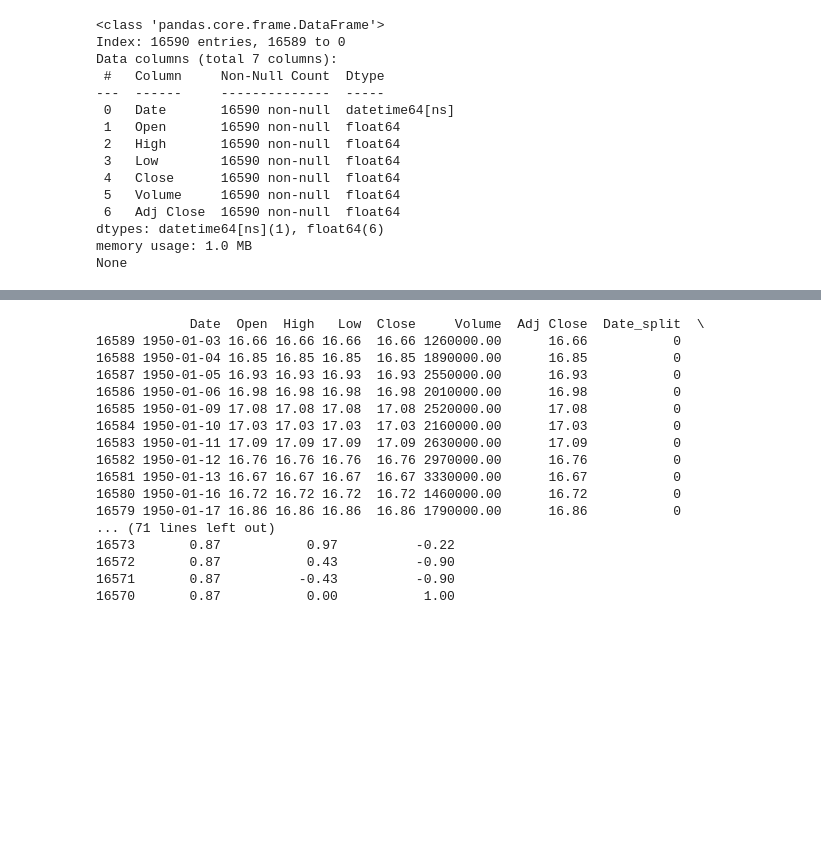
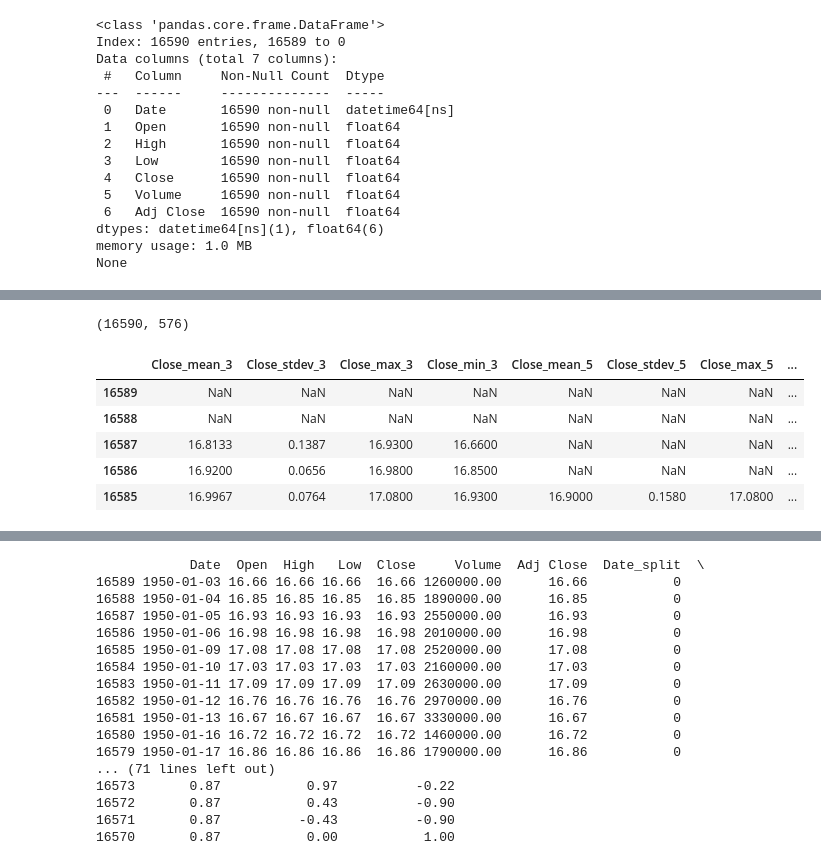
Before and after one commit to TGusciora/python-gp24, a Jupyter notebook: notebooks/001_GP24_tg_EDA_train_model.ipynb, the cells around one changed output, grey strips where cells are left out. Saved outputs shown, nothing was run; the diff lists cells and outputs as text; code cells hidden in the pictures; blank space fills up the shorter version.

Commit message:
2023/07/28
GP24
- DescriptiveStats class tests & pass
- ToDo: numpydoc documentation

```diff
--- a/notebooks/001_GP24_tg_EDA_train_model.ipynb
+++ b/notebooks/001_GP24_tg_EDA_train_model.ipynb
@@ -156,7 +163,7 @@ PIL 9.5.0 abc NA argparse 1.1 array NA ast NA asttokens NA asyncio NA atexit NA
 # %%
 data = gp24md.MakeDataset('sphist.csv').data
 print(type(data))
-pd.options.display.float_format = '{:.2f}'.format
+pd.options.display.float_format = '{:.4f}'.format
 display(HTML(data.head().to_html()))
 # %% [output]
 <class 'pandas.core.frame.DataFrame'>
@@ -327,0 +228,12 @@ results.head(15)
+# %%
+data5 = gp24feat.VarDescriptiveStatistics(data_in = data4, days = days, var_name = 'Close').output()
+print(data5.shape)
+display(HTML(data5.head().to_html()))
+# %% [output]
+(16590, 576)
+|  | Close_mean_3 | Close_stdev_3 | Close_max_3 | Close_min_3 | Close_mean_5 | Close_stdev_5 | Close_max_5 | ... |
+| 16589 | NaN | NaN | NaN | NaN | NaN | NaN | NaN | ... |
+| 16588 | NaN | NaN | NaN | NaN | NaN | NaN | NaN | ... |
+| 16587 | 16.8133 | 0.1387 | 16.9300 | 16.6600 | NaN | NaN | NaN | ... |
+| 16586 | 16.9200 | 0.0656 | 16.9800 | 16.8500 | NaN | NaN | NaN | ... |
+| 16585 | 16.9967 | 0.0764 | 17.0800 | 16.9300 | 16.9000 | 0.1580 | 17.0800 | ... |
```
Also changed, not shown: parts of 11 cells of this notebook, 1 other file.
